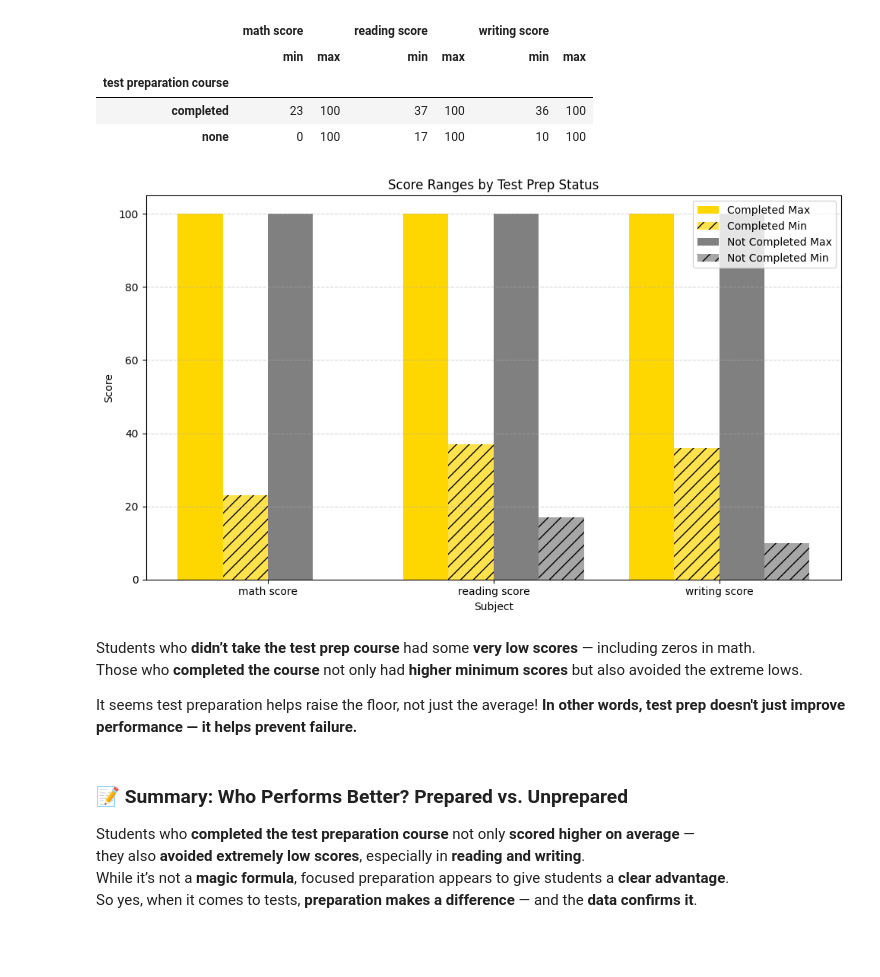
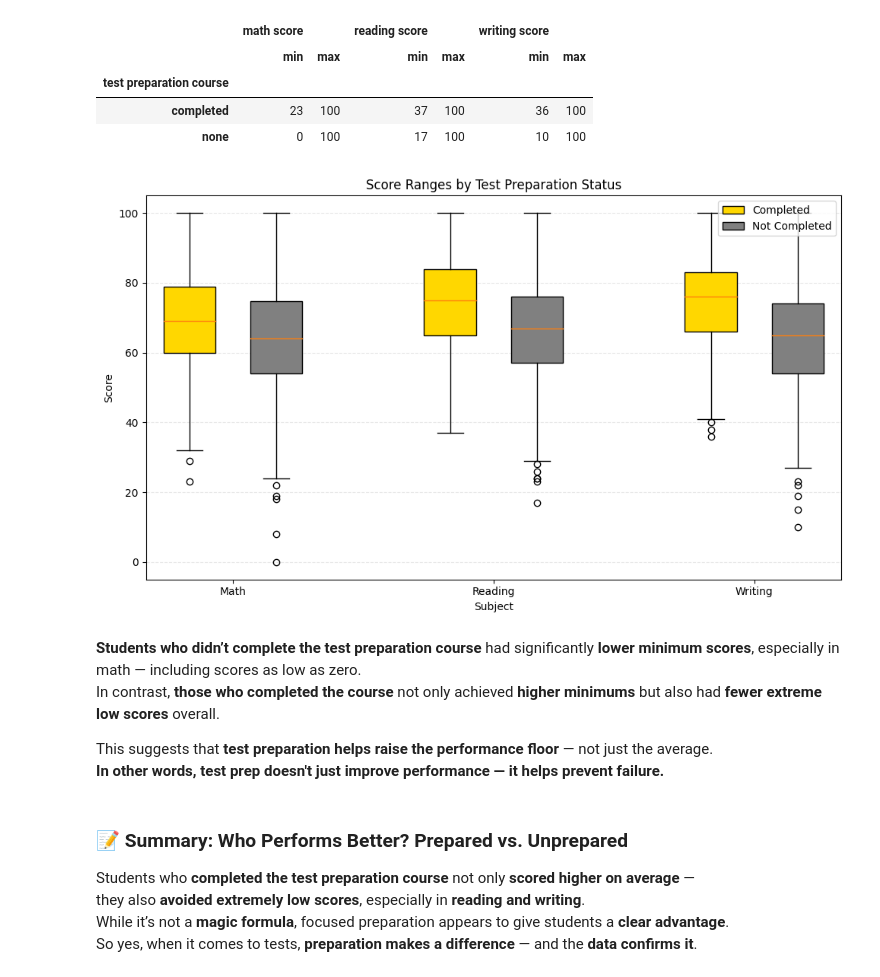
Before and after one commit to mari-alimadadi/Is-the-Earth-Getting-Hotter, a Jupyter notebook: what-makes-students-succeed.ipynb, the cells around one changed output. Saved outputs shown, nothing was run; the diff lists cells and outputs as text; code cells hidden in the pictures; blank space fills up the shorter version.

```diff
--- a/what-makes-students-succeed.ipynb
+++ b/what-makes-students-succeed.ipynb
@@ -630,36 +663,50 @@ prep_ranges
 | test preparation course |  |  |  |  |  |  |
 | completed | 23 | 100 | 37 | 100 | 36 | 100 |
 | none | 0 | 100 | 17 | 100 | 10 | 100 |
-# %%
-prep_min = prep_ranges.xs('min', axis=1, level=1).T
-prep_max = prep_ranges.xs('max', axis=1, level=1).T
-
-subjects = prep_min.index
-x = np.arange(len(subjects))
-width = 0.2
-
-plt.figure(figsize=(10, 6))
-
-plt.bar(x - width*1.5, prep_max['completed'], width, label='Completed Max', color='gold')
-plt.bar(x - width*0.5, prep_min['completed'], width, label='Completed Min', color='gold', hatch='//', alpha=0.7)
-plt.bar(x + width*0.5, prep_max['none'], width, label='Not Completed Max', color='gray')
-plt.bar(x + width*1.5, prep_min['none'], width, label='Not Completed Min', color='gray', hatch='//', alpha=0.7)
-
-plt.xticks(x, subjects)
-plt.xlabel('Subject')
-plt.ylabel('Score')
-plt.title('Score Ranges by Test Prep Status')
-plt.legend(loc='upper right')
-plt.grid(axis='y', linestyle='--', alpha=0.5)
-plt.tight_layout()
-plt.show()
-# %% [output]
-[figure, removed]
+# %%
+# Separate scores by test preparation status
+completed_scores = df[df['test preparation course'] == 'completed'][['math score', 'reading score', 'writing score']]
+none_scores = df[df['test preparation course'] == 'none'][['math score', 'reading score', 'writing score']]
+
+colors = ['gold', 'gray']
+
+plt.figure(figsize=(10, 6))
+
+# Create side-by-side boxplots for each subject
+box1 = plt.boxplot([completed_scores['math score'], none_scores['math score']],
+                   positions=[1, 2], widths=0.6, patch_artist=True)
+box2 = plt.boxplot([completed_scores['reading score'], none_scores['reading score']],
+                   positions=[4, 5], widths=0.6, patch_artist=True)
+box3 = plt.boxplot([completed_scores['writing score'], none_scores['writing score']],
+                   positions=[7, 8], widths=0.6, patch_artist=True)
+
+# Apply colors to each group of boxes
+for box in box1['boxes']:
+    box.set_facecolor(colors[box1['boxes'].index(box)])
+for box in box2['boxes']:
+    box.set_facecolor(colors[box2['boxes'].index(box)])
+for box in box3['boxes']:
+    box.set_facecolor(colors[box3['boxes'].index(box)])
+
+
+plt.xticks([1.5, 4.5, 7.5], ['Math', 'Reading', 'Writing'])
+plt.xlabel("Subject")
+plt.ylabel("Score")
+plt.title("Score Ranges by Test Preparation Status")
+plt.grid(axis='y', linestyle='--', alpha=0.3)
+
+# Add legend using first two boxes from the first plot
+plt.legend([box1['boxes'][0], box1['boxes'][1]], ['Completed', 'Not Completed'], loc='upper right')
+
+plt.tight_layout()
+plt.show()
+# %% [output]
+[figure, added]
 # %% [markdown]
-Students who **didn’t take the test prep course** had some **very low scores** — including zeros in math.
-Those who **completed the course** not only had **higher minimum scores** but also avoided the extreme lows.
+**Students who didn’t complete the test preparation course** had significantly **lower minimum scores**, especially in math — including scores as low as zero.
+In contrast, **those who completed the course** not only achieved **higher minimums** but also had **fewer extreme low scores** overall.
 
-It seems test preparation helps raise the floor, not just the average!
+This suggests that **test preparation helps raise the performance floor** — not just the average.
 **In other words, test prep doesn't just improve performance — it helps prevent failure.**
 # %% [markdown]
 ### 📝 Summary: Who Performs Better? Prepared vs. Unprepared
```
Also changed, not shown: parts of 14 cells of this notebook.
